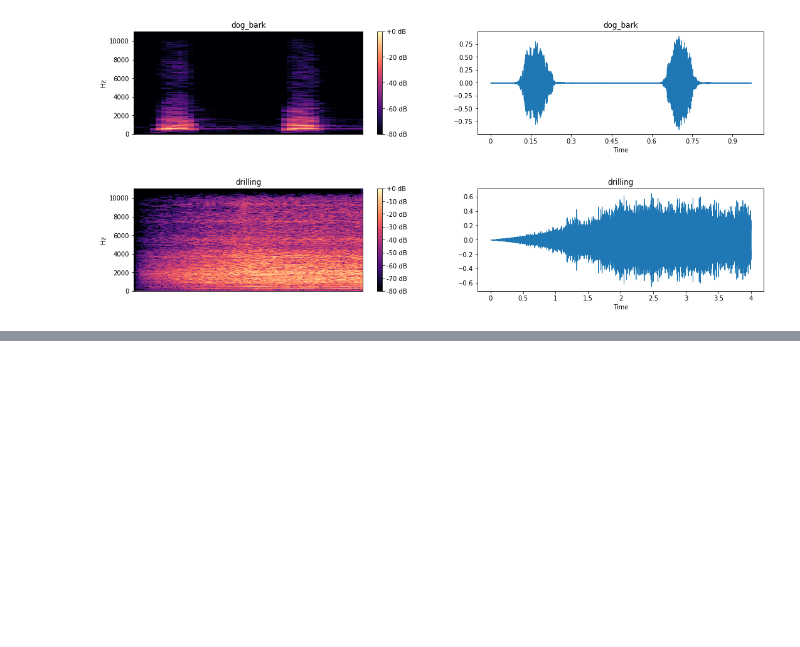
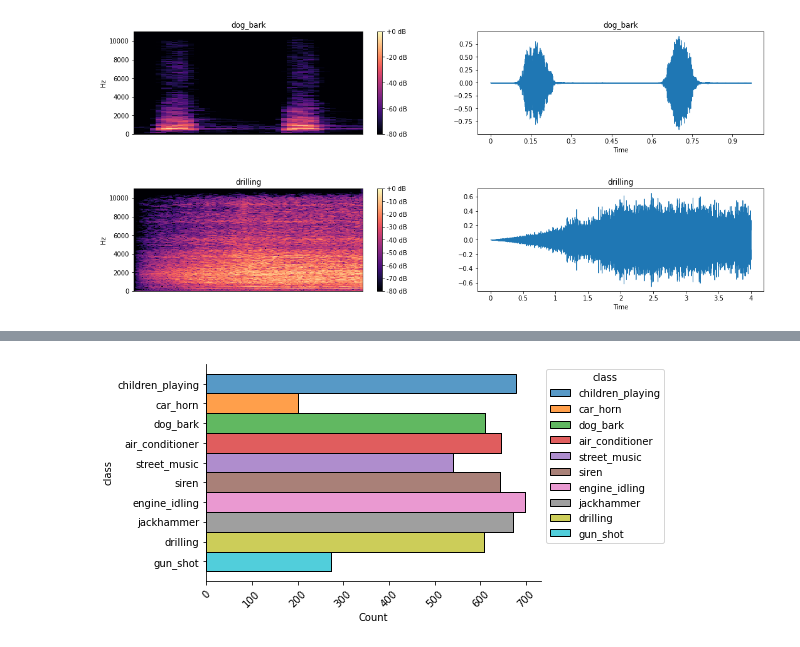
Before and after one commit to iara113/Urban-Sounds---Deep-Learning, a Jupyter notebook: UrbanSound.ipynb, the cells around one changed output, grey strips where cells are left out. Drawn from its saved outputs; the diff is of its cells as text; code cells hidden in the pictures; blank space fills up the shorter version.

```diff
--- a/UrbanSound.ipynb
+++ b/UrbanSound.ipynb
@@ -203,0 +228,3 @@ def
+# %%
+X=np.array(df_features['features'].tolist())
+y = np.array(df_features['class'].tolist())
@@ -203,0 +239,5 @@ def
+# %%
+features=pd.DataFrame(X)
+target=pd.DataFrame(y, columns = ['class'])
+# %%
+df2 = pd.concat([features, target], axis = 1)
@@ -203,0 +260,28 @@ def
+# %%
+from sklearn.preprocessing import MinMaxScaler
+from imblearn.over_sampling import RandomOverSampler
+from sklearn.model_selection import train_test_split
+
+X = df2.drop('class', axis=1)
+y = df2['class']
+
+#normalizacao-minmax scaling)
+minmax_scaler = MinMaxScaler()
+X_normalized = minmax_scaler.fit_transform(X)
+# %%
+#trato do desbalanceamento
+X_train, X_test, y_train, y_test = train_test_split(X_normalized, y, test_size=0.2, random_state=42)
+
+df_train = pd.DataFrame(data=X_train, columns=df2.columns[:-1])  # Substitua df.columns pelos nomes das colunas relevantes
+
+# Adicione a coluna 'class' ao DataFrame de treino
+df_train['class'] = y_train
+
+# Crie o gráfico com os dados de treino
+ax = sns.histplot(y='class', data=df_train, hue="class", multiple="stack")
+sns.move_legend(ax, "upper left", bbox_to_anchor=(1, 1))
+plt.xticks(rotation=45)
+sns.despine()
+plt.show()
+# %% [output]
+[figure, added]
```
Also changed, not shown: parts of 13 cells of this notebook.
